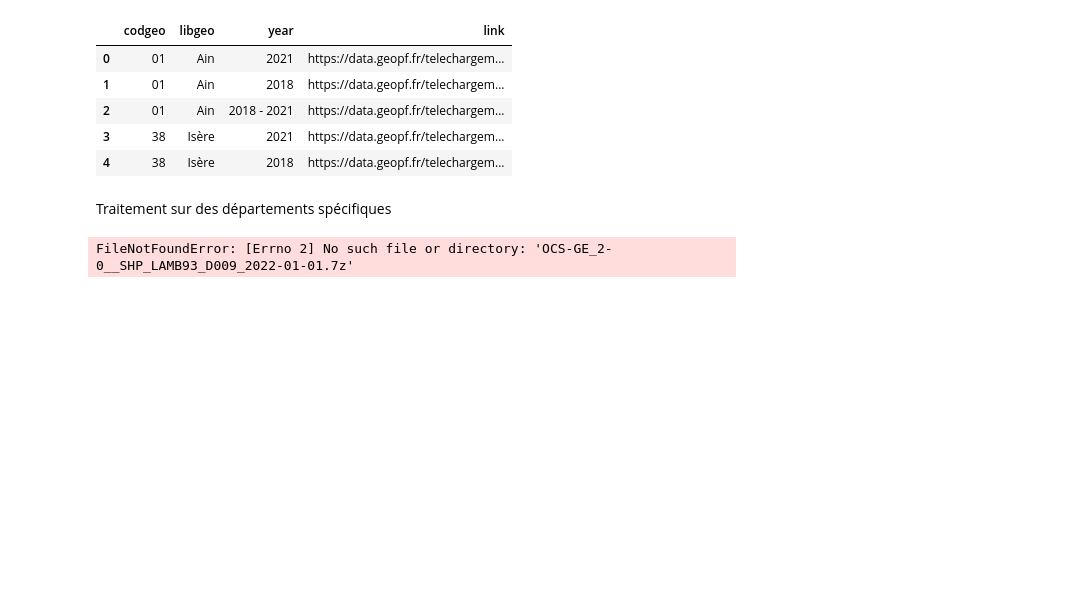
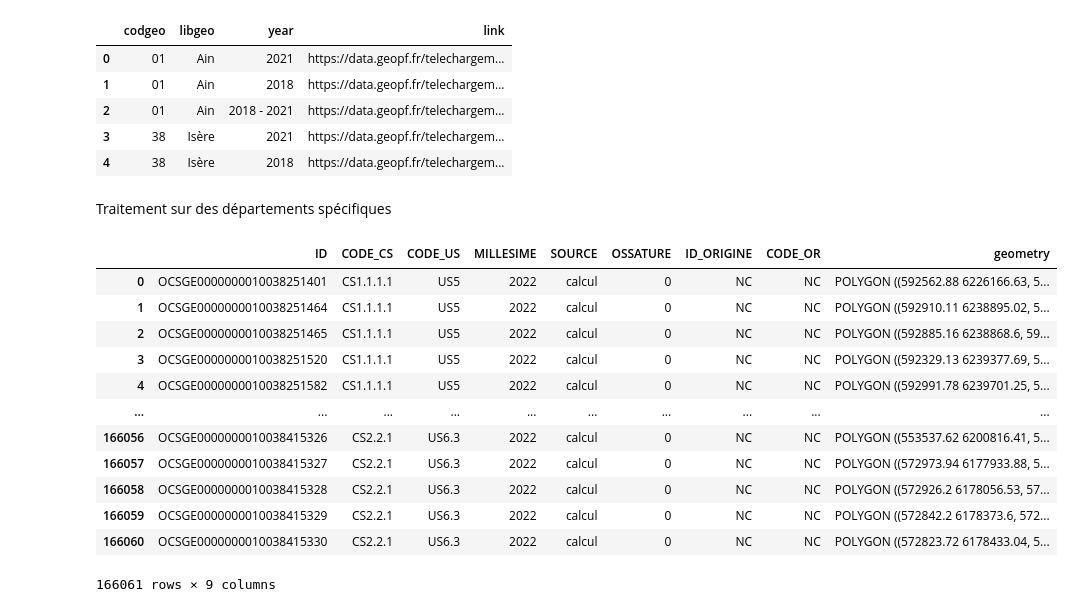
Before and after one commit to fsemecurbe/AOTMS, a Jupyter notebook: Download_OCSGE.ipynb, the cells around one changed output. Saved outputs shown, nothing was run; the diff lists cells and outputs as text; code cells hidden in the pictures; blank space fills up the shorter version.

```diff
--- a/Download_OCSGE.ipynb
+++ b/Download_OCSGE.ipynb
@@ -49,5 +49,0 @@ r = requests.get(link, 'OCS-GE_2-0__SHP_LAMB93_D009_2022-01-01.7z')
-# %%
-with zipfile.ZipFile('OCS-GE_2-0__SHP_LAMB93_D009_2022-01-01.7z', 'r') as zip_ref:
-    zip_ref.extractall(directory_to_extract_to)
-# %% [output]
-FileNotFoundError: [Errno 2] No such file or directory: 'OCS-GE_2-0__SHP_LAMB93_D009_2022-01-01.7z'
@@ -53,0 +77,18 @@ FileNotFoundError: [Errno 2] No such file or directory: 'OCS-GE_2-0__SHP_LAMB93_
+# %%
+ocsge = gpd.read_file('ocsge/OCCUPATION_SOL.shp')
+# %%
+ocsge
+# %% [output]
+|  | ID | CODE_CS | CODE_US | MILLESIME | SOURCE | OSSATURE | ID_ORIGINE | CODE_OR | geometry |
+| 0 | OCSGE0000000010038251401 | CS1.1.1.1 | US5 | 2022 | calcul | 0 | NC | NC | POLYGON ((592562.88 6226166.63, 5... |
+| 1 | OCSGE0000000010038251464 | CS1.1.1.1 | US5 | 2022 | calcul | 0 | NC | NC | POLYGON ((592910.11 6238895.02, 5... |
+| 2 | OCSGE0000000010038251465 | CS1.1.1.1 | US5 | 2022 | calcul | 0 | NC | NC | POLYGON ((592885.16 6238868.6, 59... |
+| 3 | OCSGE0000000010038251520 | CS1.1.1.1 | US5 | 2022 | calcul | 0 | NC | NC | POLYGON ((592329.13 6239377.69, 5... |
+| 4 | OCSGE0000000010038251582 | CS1.1.1.1 | US5 | 2022 | calcul | 0 | NC | NC | POLYGON ((592991.78 6239701.25, 5... |
+| ... | ... | ... | ... | ... | ... | ... | ... | ... | ... |
+| 166056 | OCSGE0000000010038415326 | CS2.2.1 | US6.3 | 2022 | calcul | 0 | NC | NC | POLYGON ((553537.62 6200816.41, 5... |
+| 166057 | OCSGE0000000010038415327 | CS2.2.1 | US6.3 | 2022 | calcul | 0 | NC | NC | POLYGON ((572973.94 6177933.88, 5... |
+| 166058 | OCSGE0000000010038415328 | CS2.2.1 | US6.3 | 2022 | calcul | 0 | NC | NC | POLYGON ((572926.2 6178056.53, 57... |
+| 166059 | OCSGE0000000010038415329 | CS2.2.1 | US6.3 | 2022 | calcul | 0 | NC | NC | POLYGON ((572842.2 6178373.6, 572... |
+| 166060 | OCSGE0000000010038415330 | CS2.2.1 | US6.3 | 2022 | calcul | 0 | NC | NC | POLYGON ((572823.72 6178433.04, 5... |
+166061 rows × 9 columns
```
Also changed, not shown: parts of 6 cells of this notebook.
